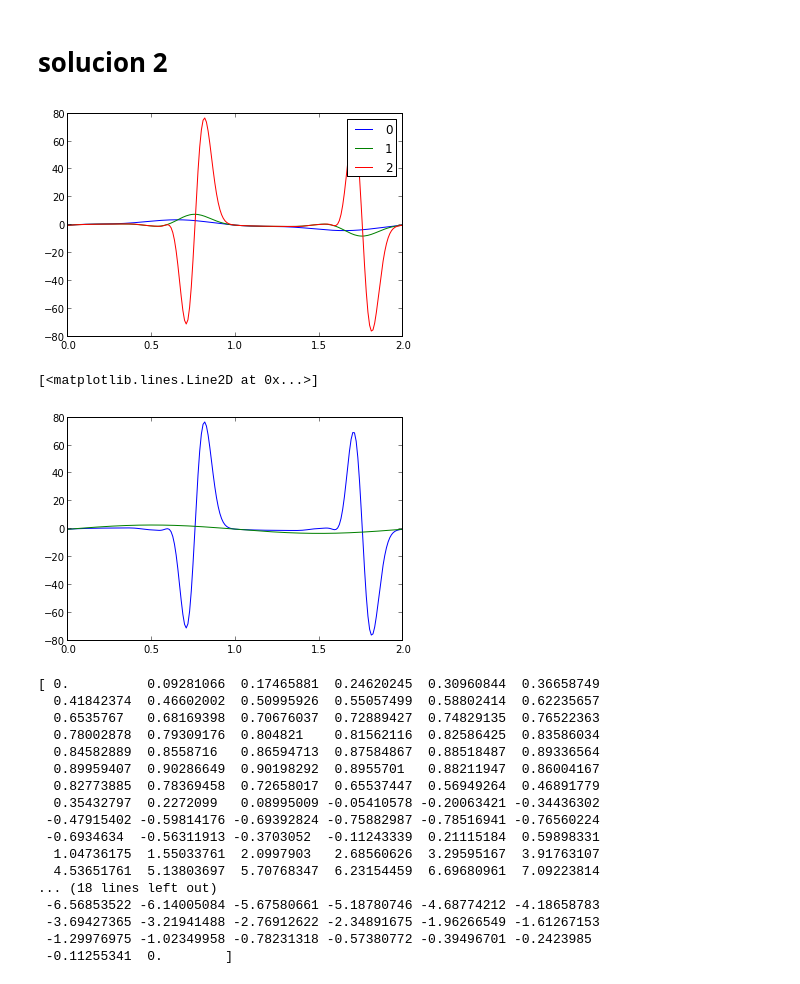
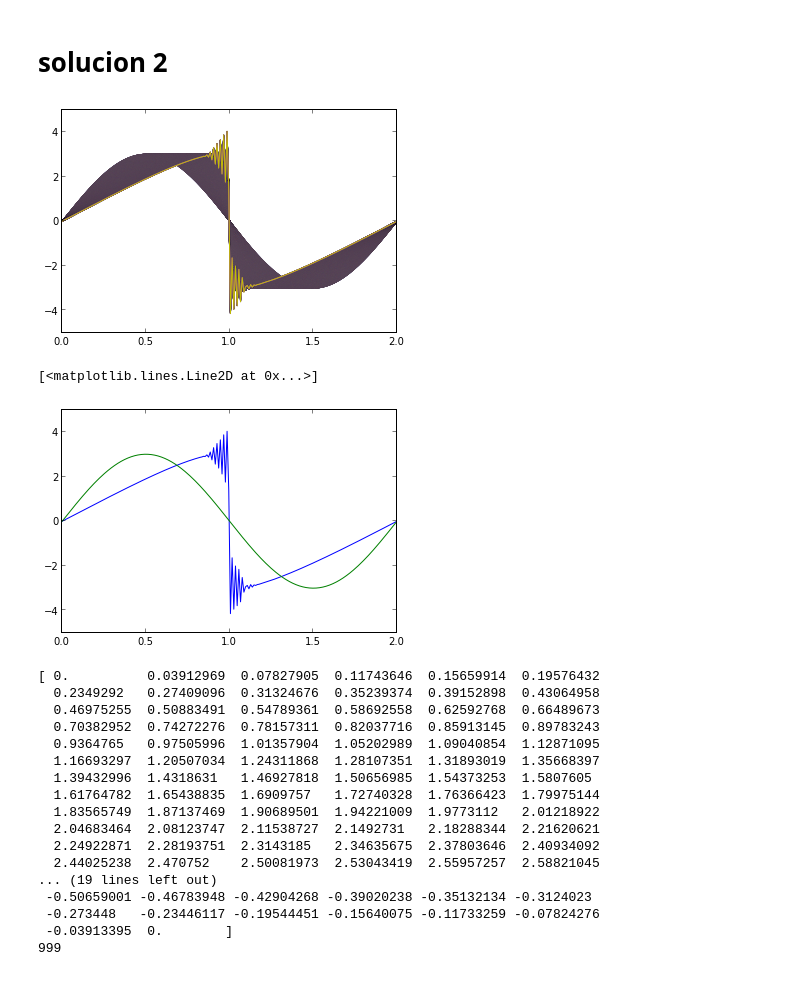
Before and after one commit to daniel-lozano/tarea7, a Jupyter notebook: Burguer_tarea.ipynb, the cells around one changed output. Drawn from its saved outputs; the diff is of its cells as text; code cells hidden in the pictures.

```diff
--- a/Burguer_tarea.ipynb
+++ b/Burguer_tarea.ipynb
@@ -80,44 +80,45 @@ legend()
 x2_past=x2.copy()
 inicial2=x2.copy()
 # %%
-for j in range(3):
+for j in range(espaciotiempo):
 
    x2_past=x2.copy()
 
    for i in range(1,pasos-1):
 
         x2[i]=x2_past[i]-(beta*0.25)*( x2_past[i+1]**2 - x2_past[i-1]**2 )+ \
-        (beta/8)*( x2_past[i+1] + x2_past[i] )*( x2_past[i+1]**2  -  x2_past[i-1]**2 ) \
-        - ( x2_past[i] + x2_past[i-1])*( x2_past[i]**2 - x2_past[i-1]**2 )
-   plot(espacio,x2,label=str(j))
+        (beta*beta/8)*( ( x2_past[i+1] + x2_past[i] )*( x2_past[i+1]**2  -  x2_past[i-1]**2 ) \
+        - ( x2_past[i] + x2_past[i-1])*( x2_past[i]**2 - x2_past[i-1]**2 ))
+   plot(espacio,x2)
 
 x2_final=x2.copy()
-legend()
+
 plt.show()
 plt.close()
 plot(espacio,x2,label="final")
 plot(espacio,inicial2,label="final")
 # %% [output]
-[figure, old version]
+[figure, new version]
 [<matplotlib.lines.Line2D at 0x...>]
-[figure, old version]
+[figure, new version]
 # %%
 print x2_final
+print j
 # %% [output]
-[ 0.          0.09281066  0.17465881  0.24620245  0.30960844  0.36658749
-  0.41842374  0.46602002  0.50995926  0.55057499  0.58802414  0.62235657
-  0.6535767   0.68169398  0.70676037  0.72889427  0.74829135  0.76522363
-  0.78002878  0.79309176  0.804821    0.81562116  0.82586425  0.83586034
-  0.84582889  0.8558716   0.86594713  0.87584867  0.88518487  0.89336564
-  0.89959407  0.90286649  0.90198292  0.8955701   0.88211947  0.86004167
-  0.82773885  0.78369458  0.72658017  0.65537447  0.56949264  0.46891779
-  0.35432797  0.2272099   0.08995009 -0.05410578 -0.20063421 -0.34436302
- -0.47915402 -0.59814176 -0.69392824 -0.75882987 -0.78516941 -0.76560224
- -0.6934634  -0.56311913 -0.3703052  -0.11243339  0.21115184  0.59898331
-  1.04736175  1.55033761  2.0997903   2.68560626  3.29595167  3.91763107
-  4.53651761  5.13803697  5.70768347  6.23154459  6.69680961  7.09223814
-... (18 lines left out)
- -6.56853522 -6.14005084 -5.67580661 -5.18780746 -4.68774212 -4.18658783
- -3.69427365 -3.21941488 -2.76912622 -2.34891675 -1.96266549 -1.61267153
- -1.29976975 -1.02349958 -0.78231318 -0.57380772 -0.39496701 -0.2423985
- -0.11255341  0.        ]
+[ 0.          0.03912969  0.07827905  0.11743646  0.15659914  0.19576432
+  0.2349292   0.27409096  0.31324676  0.35239374  0.39152898  0.43064958
+  0.46975255  0.50883491  0.54789361  0.58692558  0.62592768  0.66489673
+  0.70382952  0.74272276  0.78157311  0.82037716  0.85913145  0.89783243
+  0.9364765   0.97505996  1.01357904  1.05202989  1.09040854  1.12871095
+  1.16693297  1.20507034  1.24311868  1.28107351  1.31893019  1.35668397
+  1.39432996  1.4318631   1.46927818  1.50656985  1.54373253  1.5807605
+  1.61764782  1.65438835  1.6909757   1.72740328  1.76366423  1.79975144
+  1.83565749  1.87137469  1.90689501  1.94221009  1.9773112   2.01218922
+  2.04683464  2.08123747  2.11538727  2.1492731   2.18288344  2.21620621
+  2.24922871  2.28193751  2.3143185   2.34635675  2.37803646  2.40934092
+  2.44025238  2.470752    2.50081973  2.53043419  2.55957257  2.58821045
+... (19 lines left out)
+ -0.50659001 -0.46783948 -0.42904268 -0.39020238 -0.35132134 -0.3124023
+ -0.273448   -0.23446117 -0.19544451 -0.15640075 -0.11733259 -0.07824276
+ -0.03913395  0.        ]
+999
```
Also changed, not shown: parts of 5 cells of this notebook.
